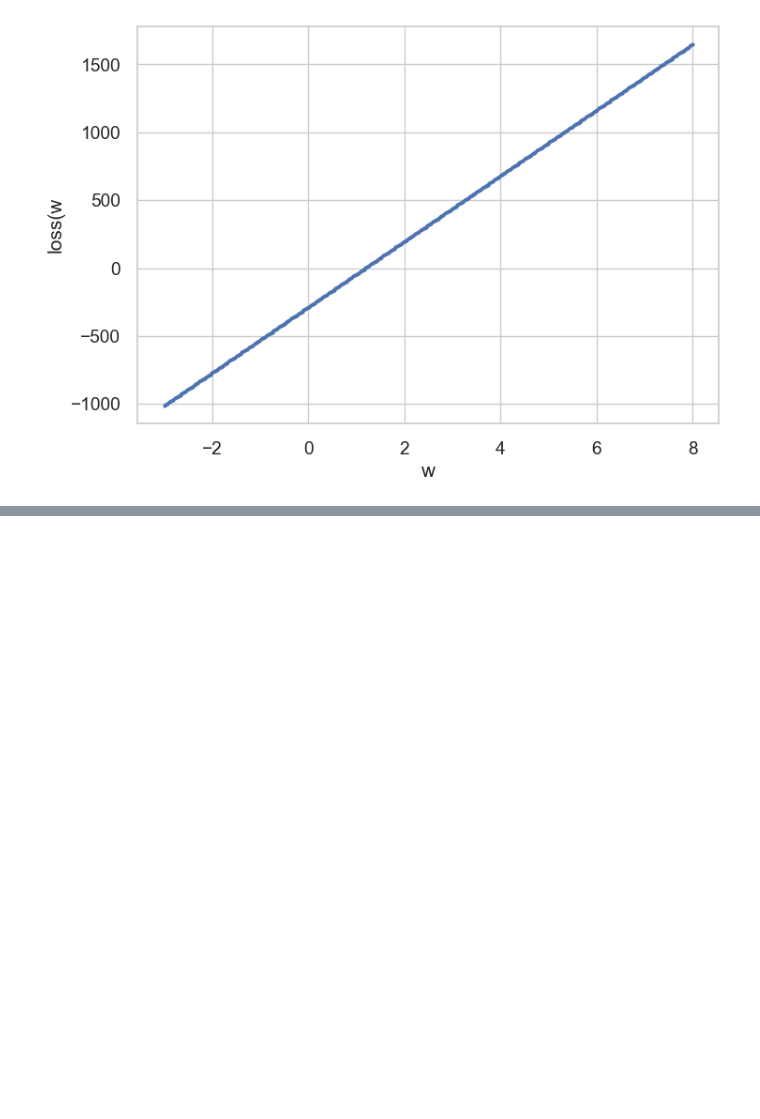
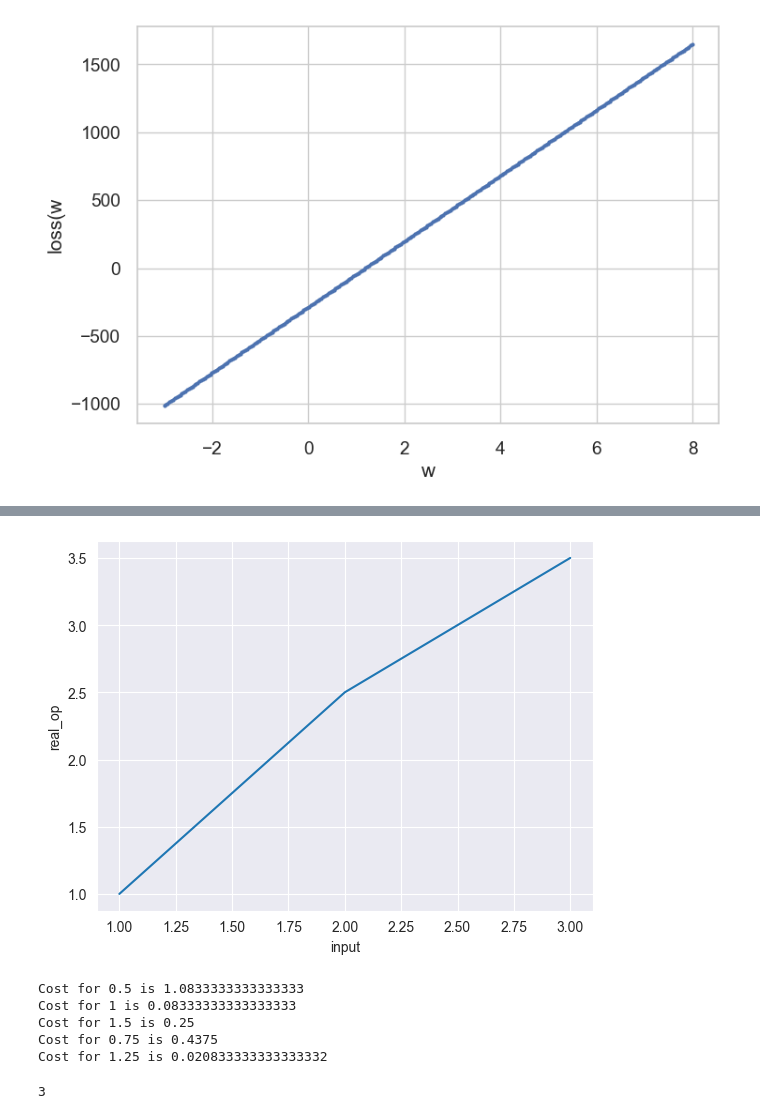
Before and after one commit to rajukan/gy-ml-topics, a Jupyter notebook: topics/gradient_descent.ipynb, the cells around one changed output, grey strips where cells are left out. Drawn from its saved outputs; the diff is of its cells as text; code cells hidden in the pictures; blank space fills up the shorter version.

```diff
--- a/topics/gradient_descent.ipynb
+++ b/topics/gradient_descent.ipynb
@@ -46,0 +234,10 @@ plt.ylabel('loss(w');
+# %%
+X = [1,2,3]
+y=[1,2.5,3.5]
+plt.figure()
+plt.plot(X,y)
+plt.xlabel("input")
+plt.ylabel("real_op")
+plt.show()
+# %% [output]
+[figure, added]
@@ -46,0 +259,21 @@ plt.ylabel('loss(w');
+# %%
+for i in range(len(hyps)):
+
+    hyp_vals = mul_mat(X,hyps[i])
+    print(f'Cost for {hyps[i]} is {cal_cost(len(X),y,hyp_vals)}')
+# %% [output]
+Cost for 0.5 is 1.0833333333333333
+Cost for 1 is 0.08333333333333333
+Cost for 1.5 is 0.25
+Cost for 0.75 is 0.4375
+Cost for 1.25 is 0.020833333333333332
+# %%
+import  numpy as np
+
+X = np.array([[1],[2],[3]])
+
+y = np.array([[1],[2.5],[3.5]])
+
+X.shape[0]
+# %% [output]
+3
```
Also changed, not shown: parts of 11 cells of this notebook, 4 other files.
